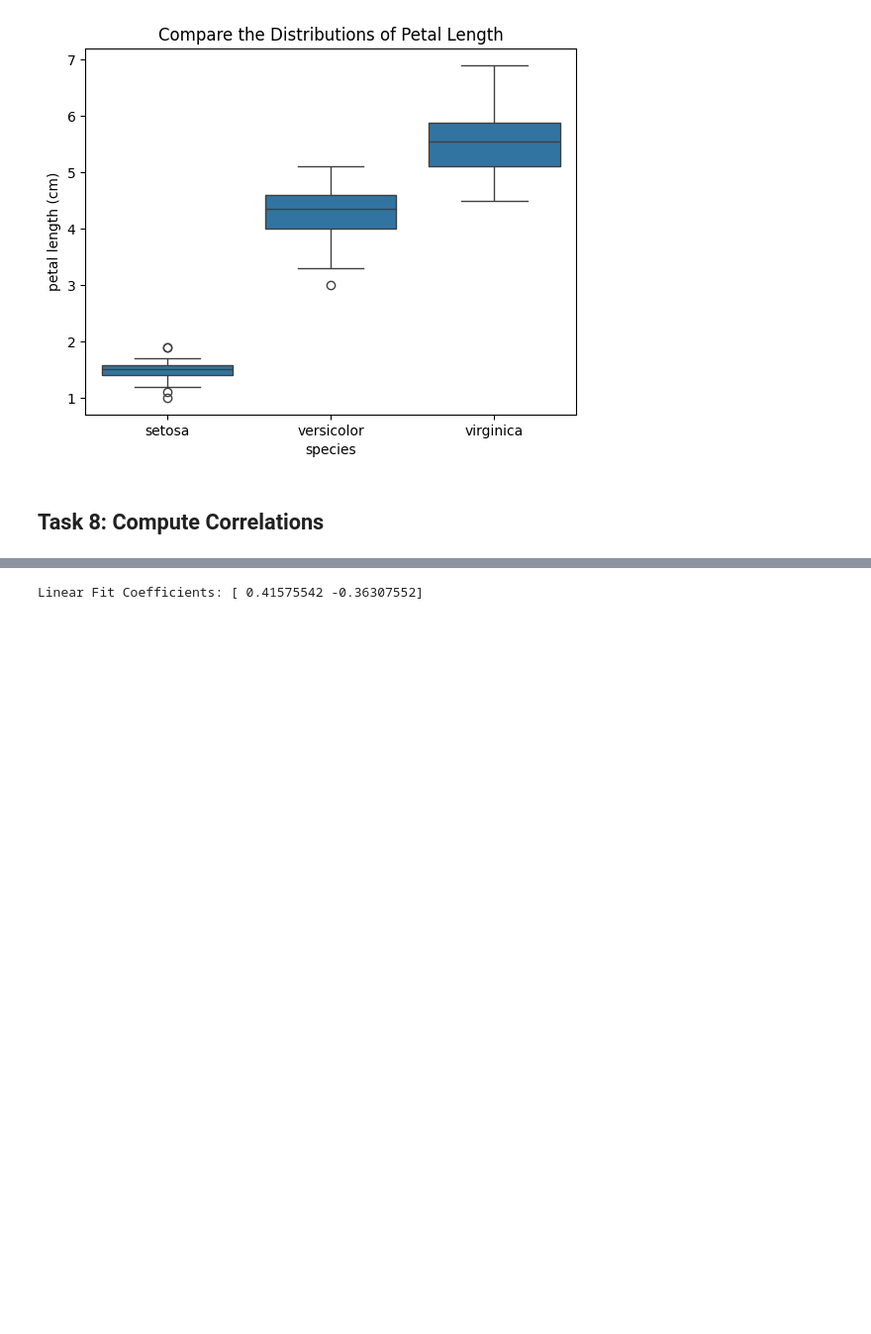
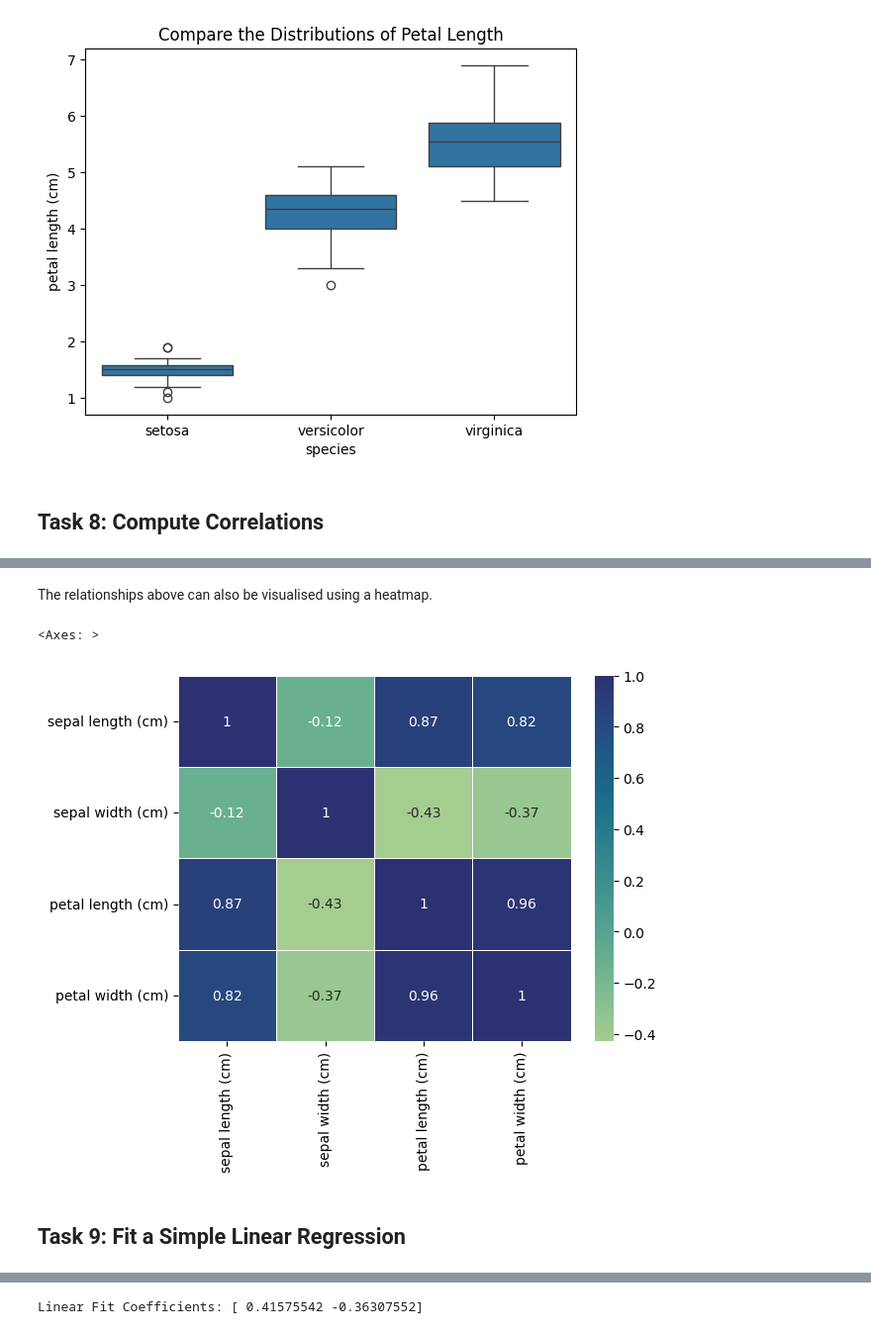
Before and after one commit to EmmaChubbCode/principles_of_da, a Jupyter notebook: tasks.ipynb, the cells around one changed output, grey strips where cells are left out. Shown: that part at 99% size. Saved outputs shown, nothing was run; the diff lists cells and outputs as text; code cells hidden in the pictures; blank space fills up the shorter version.

Commit message:
forgot to add heatmaps, oops

```diff
--- a/tasks.ipynb
+++ b/tasks.ipynb
@@ -348,3 +369,17 @@ Text(0.5, 1.0, 'Compare the Distributions of Petal Length')
+# %% [markdown]
+The relationships above can also be visualised using a heatmap.
+# %%
+# use seaborn's heatmap function. See: https://seaborn.pydata.org/generated/seaborn.heatmap.html
+# cmap is optional parameter indicating how you want values to map to colour values.
+# annot is an optional parameter determining if you want the heatmap annotated, and in this case i do.
+# i've also added lines between cells to make it a bit more readable and less of a solid block of colour.
+# you can do loads as seen here: https://python-graph-gallery.com/92-control-color-in-seaborn-heatmaps/
+sns.heatmap(iris_boxplot.corr(),cmap="crest", annot=True, linewidth=.5)
+# %% [output]
+<Axes: >
+[figure, added]
+# %% [markdown]
+## Task 9: Fit a Simple Linear Regression
 # %%
 # https://realpython.com/linear-regression-in-python/#simple-linear-regression-with-scikit-learn
 # one point above states linearregression() requires x to be a 2D array.
```
Also changed, not shown: parts of 4 cells of this notebook.
